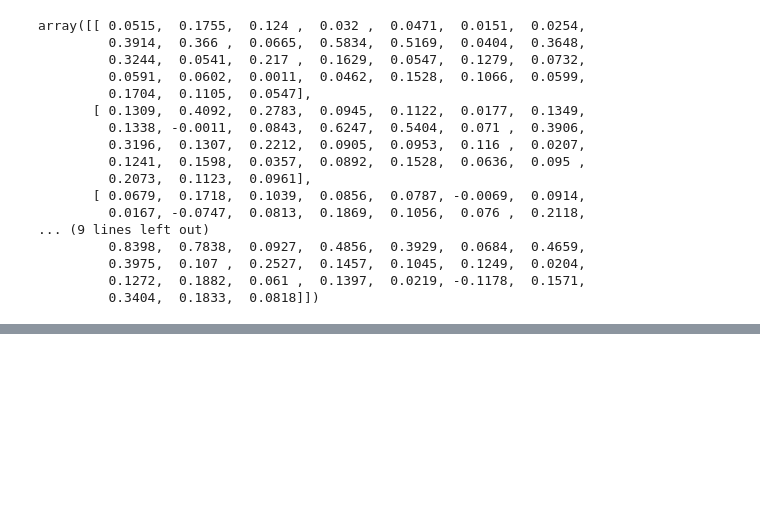
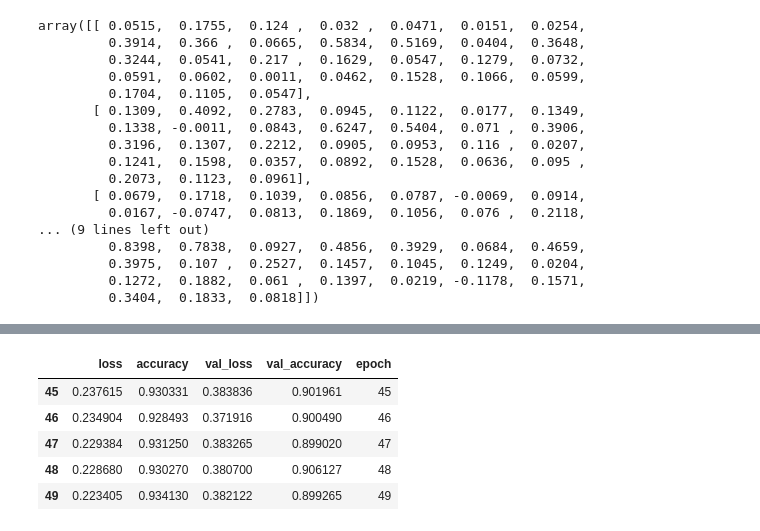
Before and after one commit to LesCadets/keystroke-dynamics-benchmark-dataset, a Jupyter notebook: keystroke-detection-tool.ipynb, the cells around one changed output, grey strips where cells are left out. Saved outputs shown, nothing was run; the diff lists cells and outputs as text; code cells hidden in the pictures; blank space fills up the shorter version.

```diff
--- a/keystroke-detection-tool.ipynb
+++ b/keystroke-detection-tool.ipynb
@@ -141,0 +214,7 @@ array([[ 0.0515,  0.1755,  0.124 ,  0.032 ,  0.0471,  0.0151,  0.0254,
+# %%
+mlp = MLPClassifier(random_state=42, max_iter=1000, verbose=1)
+mlp.fit(X_train, y_train)
+mlp.predict(X_test)
+
+print(f"Training set score: {mlp.score(X_train, y_train)}")
+print(f"Test set score: {mlp.score(X_test, y_test)}")
@@ -141,0 +306,12 @@ array([[ 0.0515,  0.1755,  0.124 ,  0.032 ,  0.0471,  0.0151,  0.0254,
+# %%
+# Show history in dataframe
+hist_df = pd.DataFrame(history.history)
+hist_df['epoch'] = history.epoch
+hist_df.tail()
+# %% [output]
+|  | loss | accuracy | val_loss | val_accuracy | epoch |
+| 45 | 0.237615 | 0.930331 | 0.383836 | 0.901961 | 45 |
+| 46 | 0.234904 | 0.928493 | 0.371916 | 0.900490 | 46 |
+| 47 | 0.229384 | 0.931250 | 0.383265 | 0.899020 | 47 |
+| 48 | 0.228680 | 0.930270 | 0.380700 | 0.906127 | 48 |
+| 49 | 0.223405 | 0.934130 | 0.382122 | 0.899265 | 49 |
```
Also changed, not shown: parts of 18 cells of this notebook.
